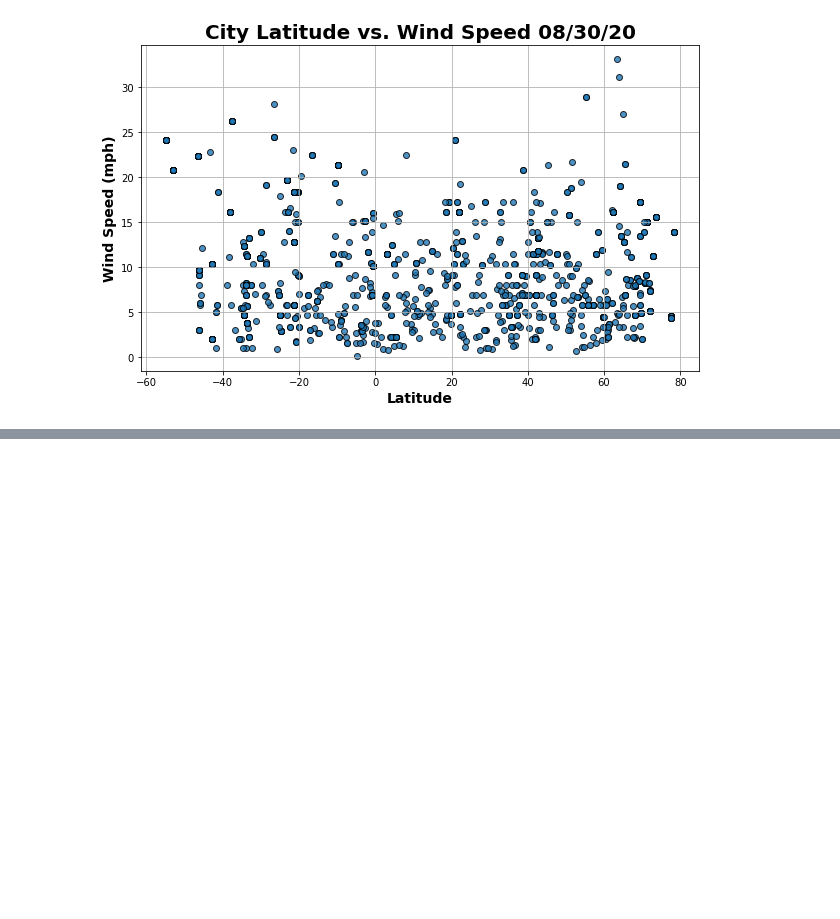
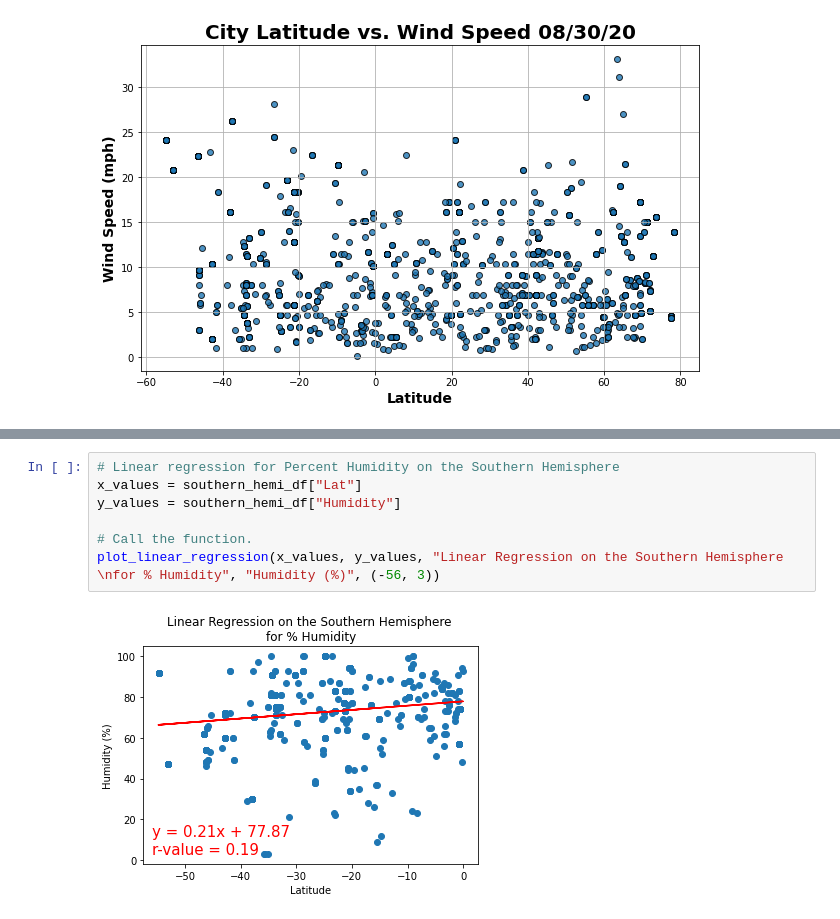
Before and after one commit to cedoula/World_Weather_Analysis, a Jupyter notebook: WeatherPy.ipynb, the cells around one changed output, grey strips where cells are left out. Drawn from its saved outputs; the diff is of its cells as text; blank space fills up the shorter version.

```diff
--- a/WeatherPy.ipynb
+++ b/WeatherPy.ipynb
@@ -233,0 +312,9 @@ plt.show()
+# %%
+# Linear regression for Percent Humidity on the Southern Hemisphere
+x_values = southern_hemi_df["Lat"]
+y_values = southern_hemi_df["Humidity"]
+
+# Call the function.
+plot_linear_regression(x_values, y_values, "Linear Regression on the Southern Hemisphere \nfor % Humidity", "Humidity (%)", (-56, 3))
+# %% [output]
+[figure, added]
```
Also changed, not shown: parts of 11 cells of this notebook, 1 other file.
